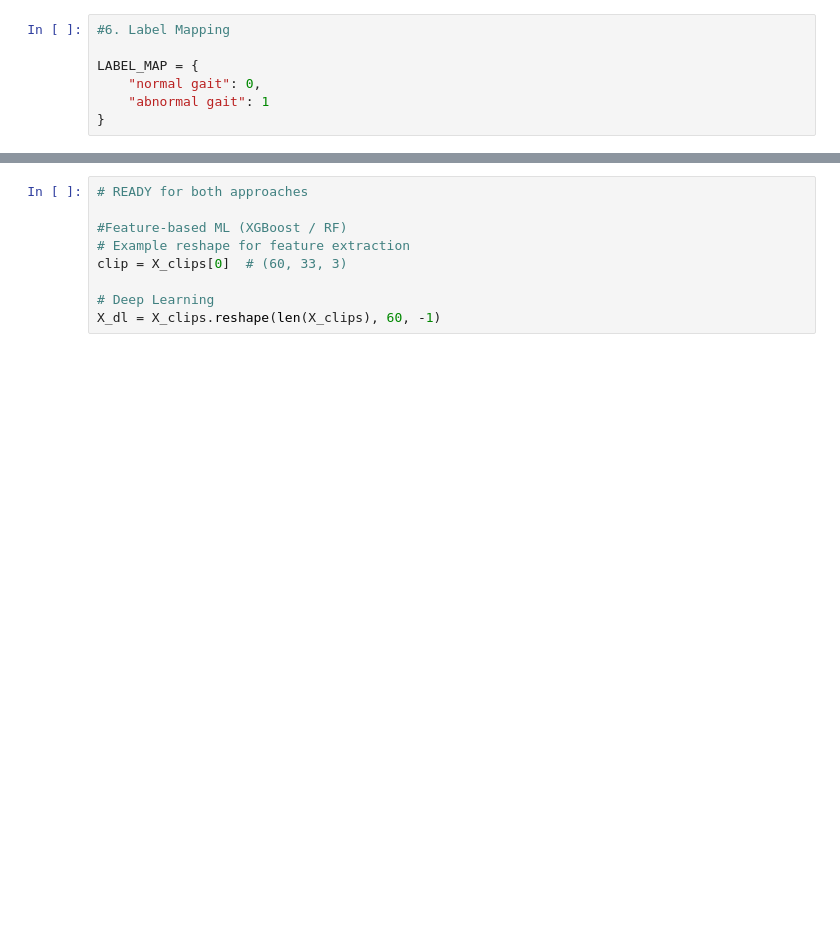
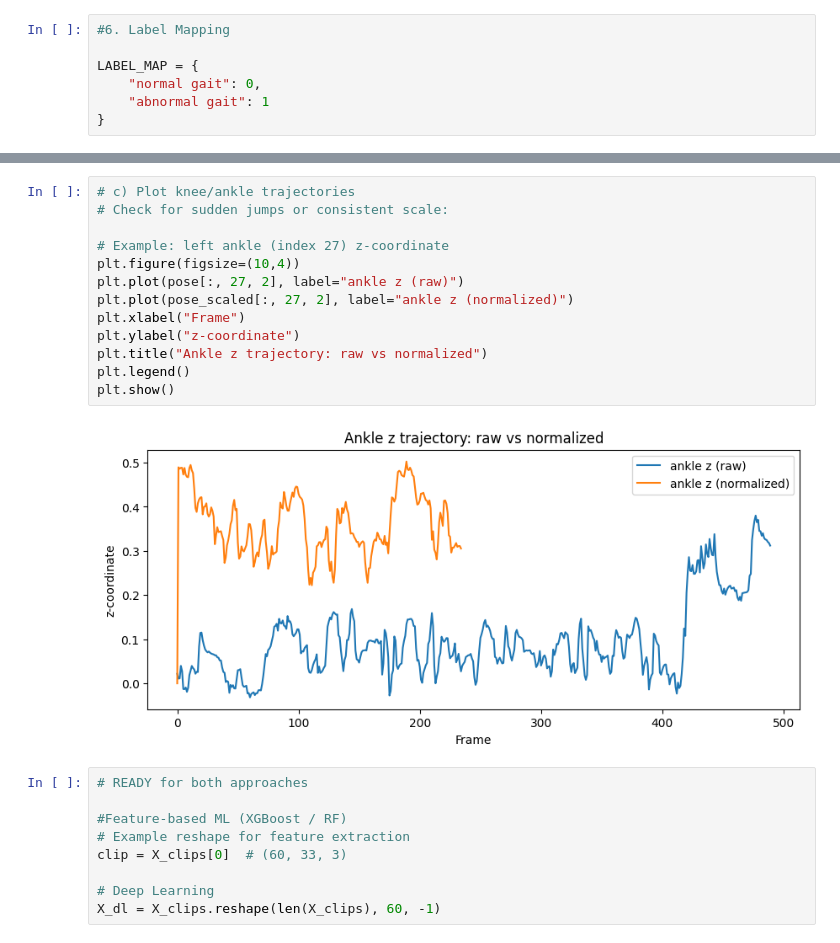
Before and after one commit to vaibhavredekar/GAITy-Capstone-Modeling, a Jupyter notebook: notebooks/NormalisePose&WIndowing.ipynb, the cells around one changed output, grey strips where cells are left out. Saved outputs shown, nothing was run; the diff lists cells and outputs as text; blank space fills up the shorter version.

```diff
--- a/notebooks/NormalisePose&WIndowing.ipynb
+++ b/notebooks/NormalisePose&WIndowing.ipynb
@@ -349,3 +444,18 @@ print(y_labels.shape)
+# %%
+# c) Plot knee/ankle trajectories
+# Check for sudden jumps or consistent scale:
+
+# Example: left ankle (index 27) z-coordinate
+plt.figure(figsize=(10,4))
+plt.plot(pose[:, 27, 2], label="ankle z (raw)")
+plt.plot(pose_scaled[:, 27, 2], label="ankle z (normalized)")
+plt.xlabel("Frame")
+plt.ylabel("z-coordinate")
+plt.title("Ankle z trajectory: raw vs normalized")
+plt.legend()
+plt.show()
+# %% [output]
+[figure, added]
 # %%
 # READY for both approaches
 
```
Also changed, not shown: parts of 13 cells of this notebook.
